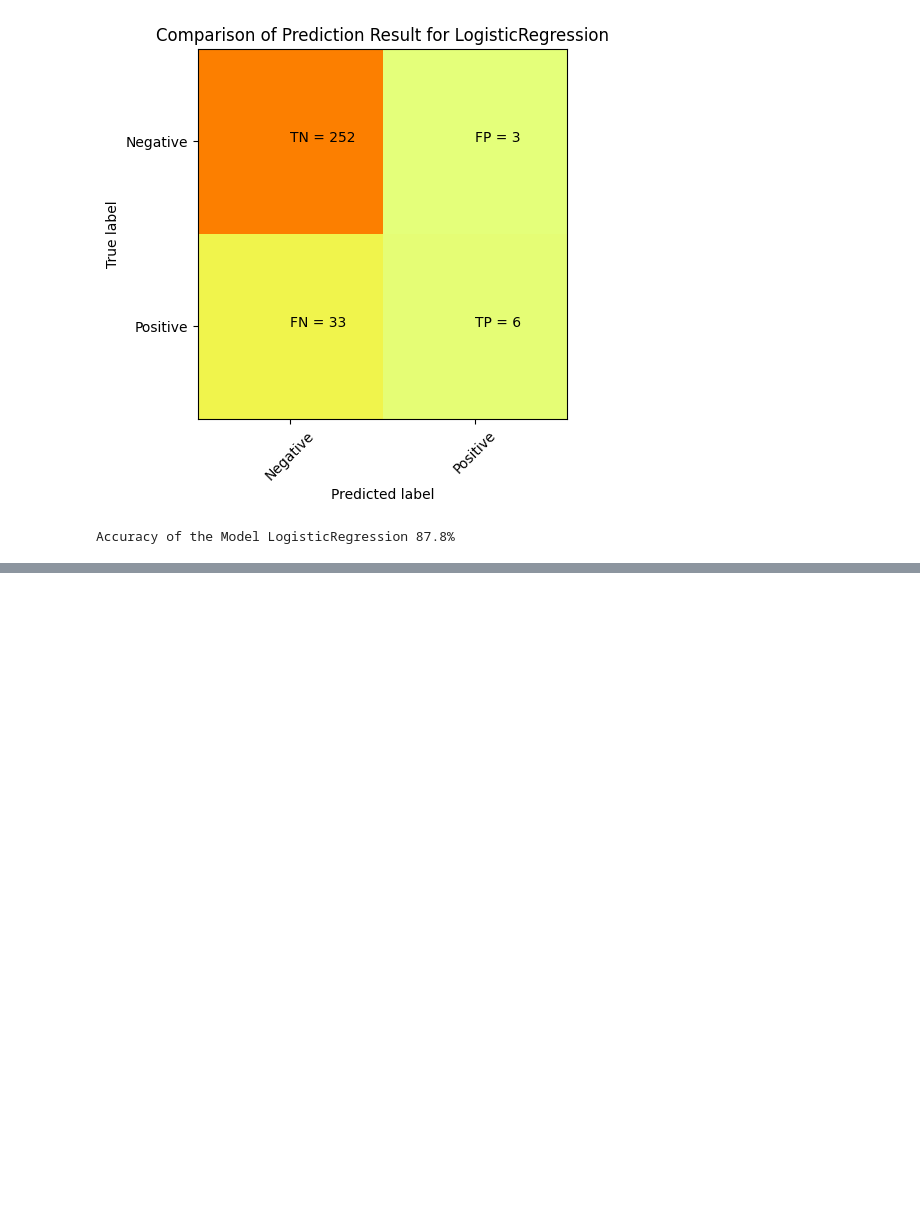
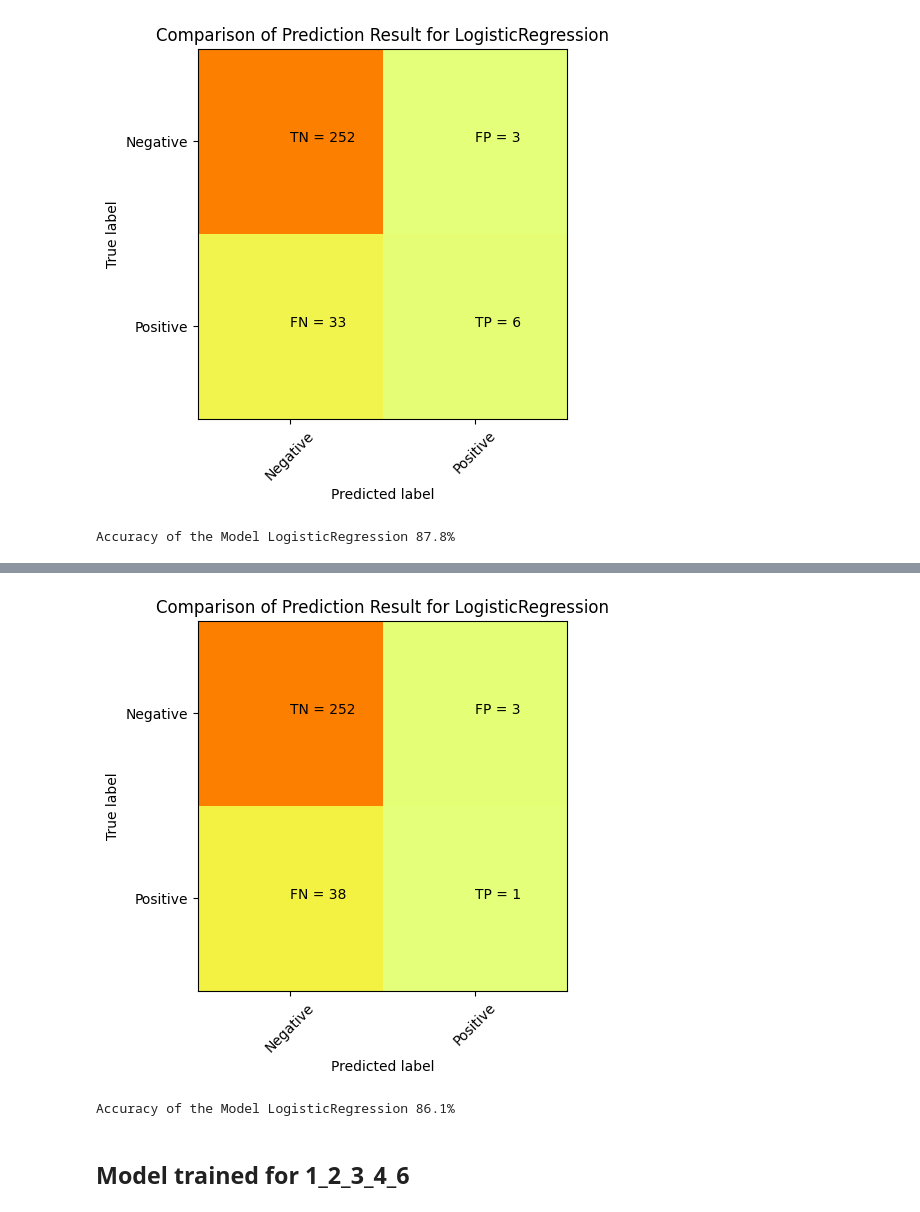
Before and after one commit to RamanRajSingh/Semester, a Jupyter notebook: logistic.ipynb, the cells around one changed output, grey strips where cells are left out. Cells and saved outputs as stored; diff of their text form; code cells hidden in the pictures; blank space fills up the shorter version.

```diff
--- a/logistic.ipynb
+++ b/logistic.ipynb
@@ -299,0 +371,25 @@ Accuracy of the Model LogisticRegression 87.8%
+# %%
+data.columns= data.columns.str.strip()
+# Creating new data for prediction of 1_2_3_4_5
+X_1_2_3_4_5 = data.drop(['Attrition', 'MonthlyIncome', 'PercentSalaryHike','StockOptionLevel'], axis=1)
+y_1_2_3_4_5 = data['Attrition']
+# %%
+# Split the data into Training set and Testing set
+from sklearn.model_selection import train_test_split
+X_train_1_2_3_4_5, X_test_1_2_3_4_5, y_train_1_2_3_4_5, y_test_1_2_3_4_5 = train_test_split(X_1_2_3_4_5,y_1_2_3_4_5,test_size =0.2,random_state=42)
+# %%
+# Training the model for 1_2_3_4_5
+from sklearn.linear_model import SGDClassifier, LogisticRegression #Import packages related to Model
+Model_1_2_3_4_5 = "LogisticRegression"
+model=LogisticRegression()
+train_test_ml_model(X_train_1_2_3_4_5,y_train_1_2_3_4_5,X_test_1_2_3_4_5,Model_1_2_3_4_5)
+import joblib
+# Save the trained model
+import pickle
+with open('models/model_1_2_3_4_5.pkl', 'wb') as f:
+    pickle.dump(model, f)
+# %% [output]
+[figure, added]
+Accuracy of the Model LogisticRegression 86.1%
+# %% [markdown]
+## **Model trained for 1_2_3_4_6**
```
Also changed, not shown: parts of 31 cells of this notebook, 17 other files.
